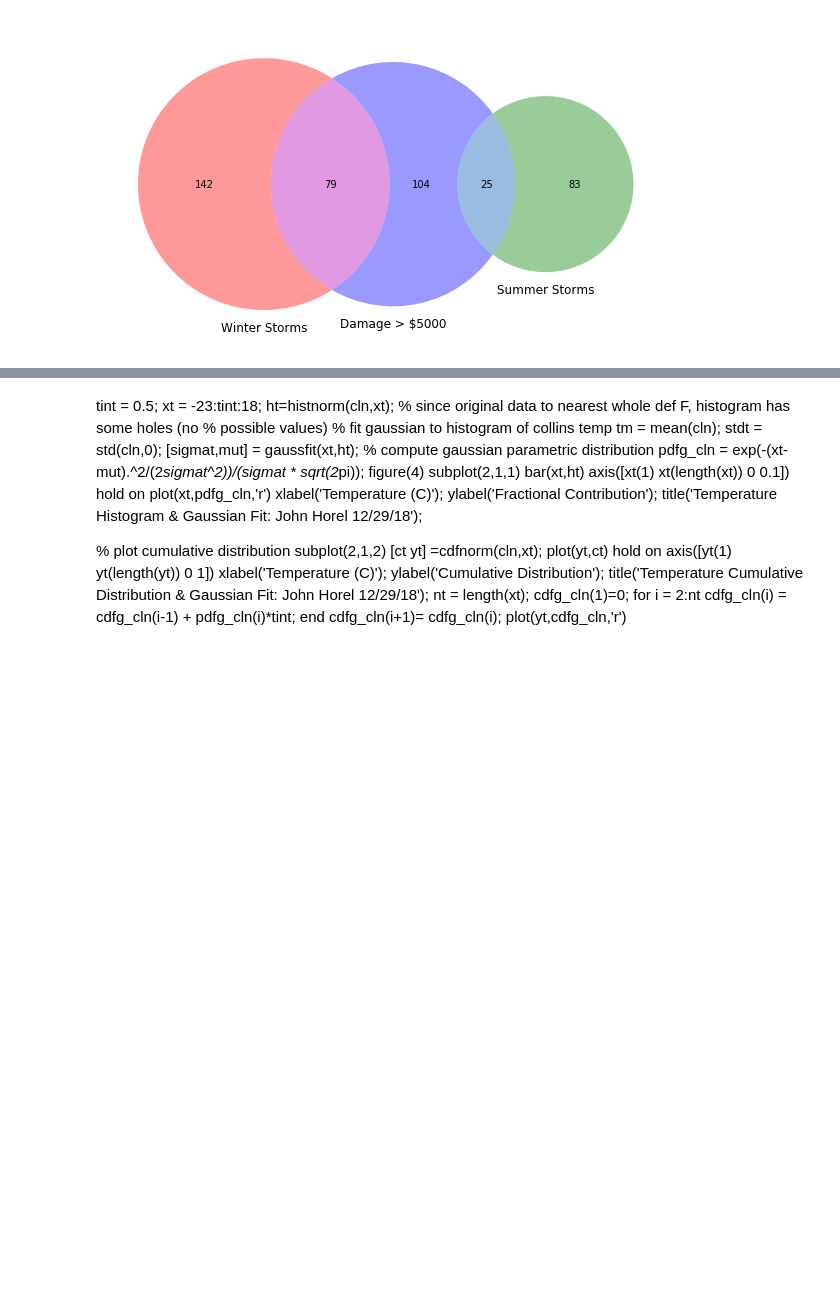
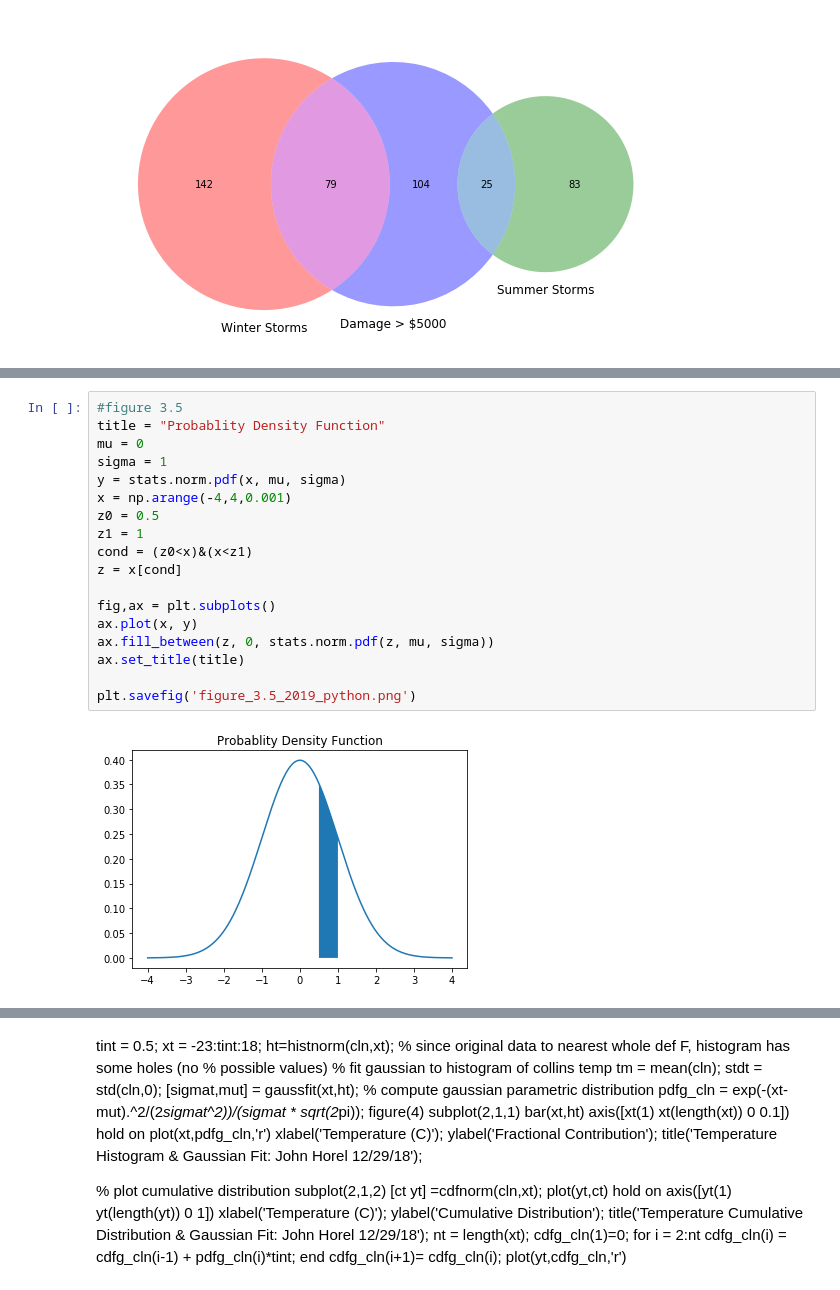
Before and after one commit to johnhorel/atmos_5040_2019, a Jupyter notebook: chapter 3/chapter_3_2019.ipynb, the cells around one changed output, grey strips where cells are left out. Saved outputs shown, nothing was run; the diff lists cells and outputs as text; blank space fills up the shorter version.

```diff
--- a/chapter 3/chapter_3_2019.ipynb
+++ b/chapter 3/chapter_3_2019.ipynb
@@ -47,0 +49,20 @@ plt.savefig('figure_3.3_2019_python.png')
+# %%
+#figure 3.5
+title = "Probablity Density Function"
+mu = 0
+sigma = 1
+y = stats.norm.pdf(x, mu, sigma)
+x = np.arange(-4,4,0.001)
+z0 = 0.5
+z1 = 1
+cond = (z0<x)&(x<z1)
+z = x[cond]
+
+fig,ax = plt.subplots()
+ax.plot(x, y)
+ax.fill_between(z, 0, stats.norm.pdf(z, mu, sigma))
+ax.set_title(title)
+
+plt.savefig('figure_3.5_2019_python.png')
+# %% [output]
+[figure, added]
```
Also changed, not shown: parts of 3 cells of this notebook, 4 other files.
